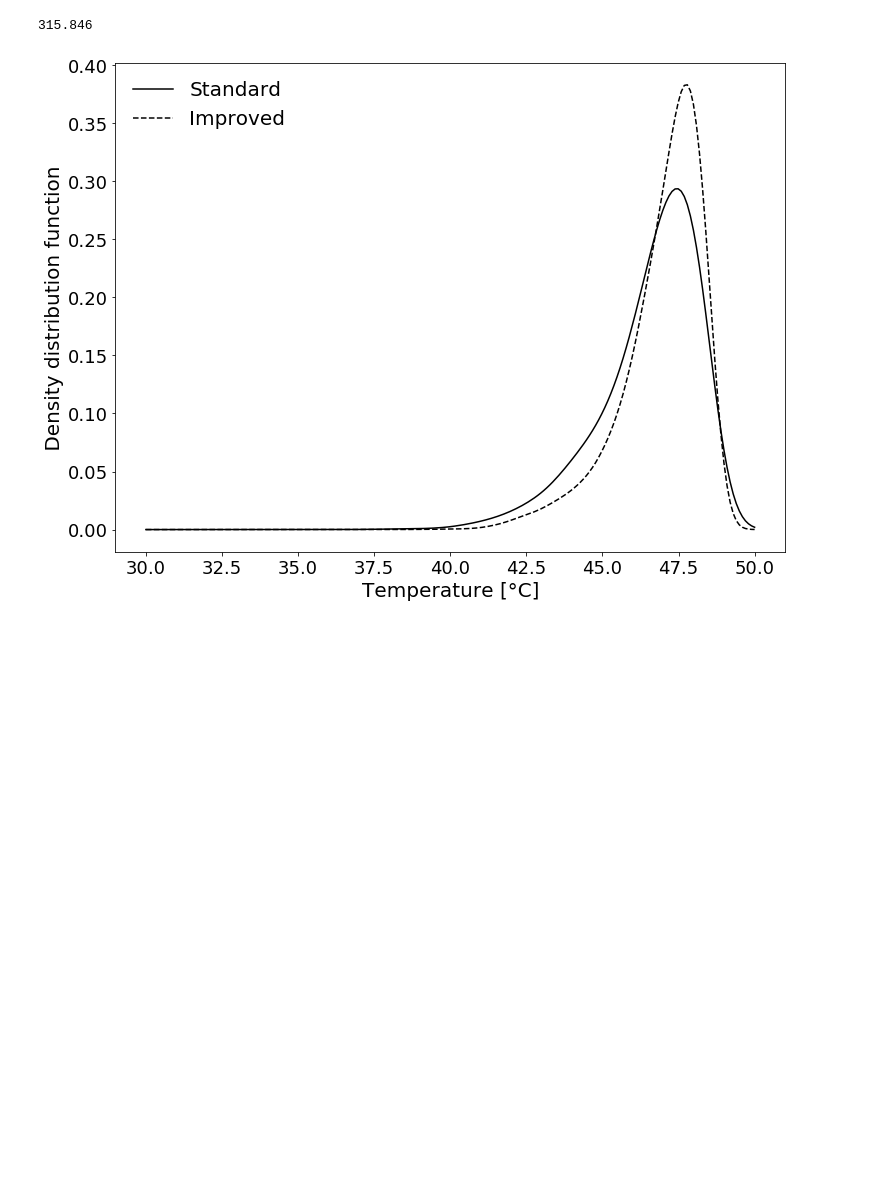
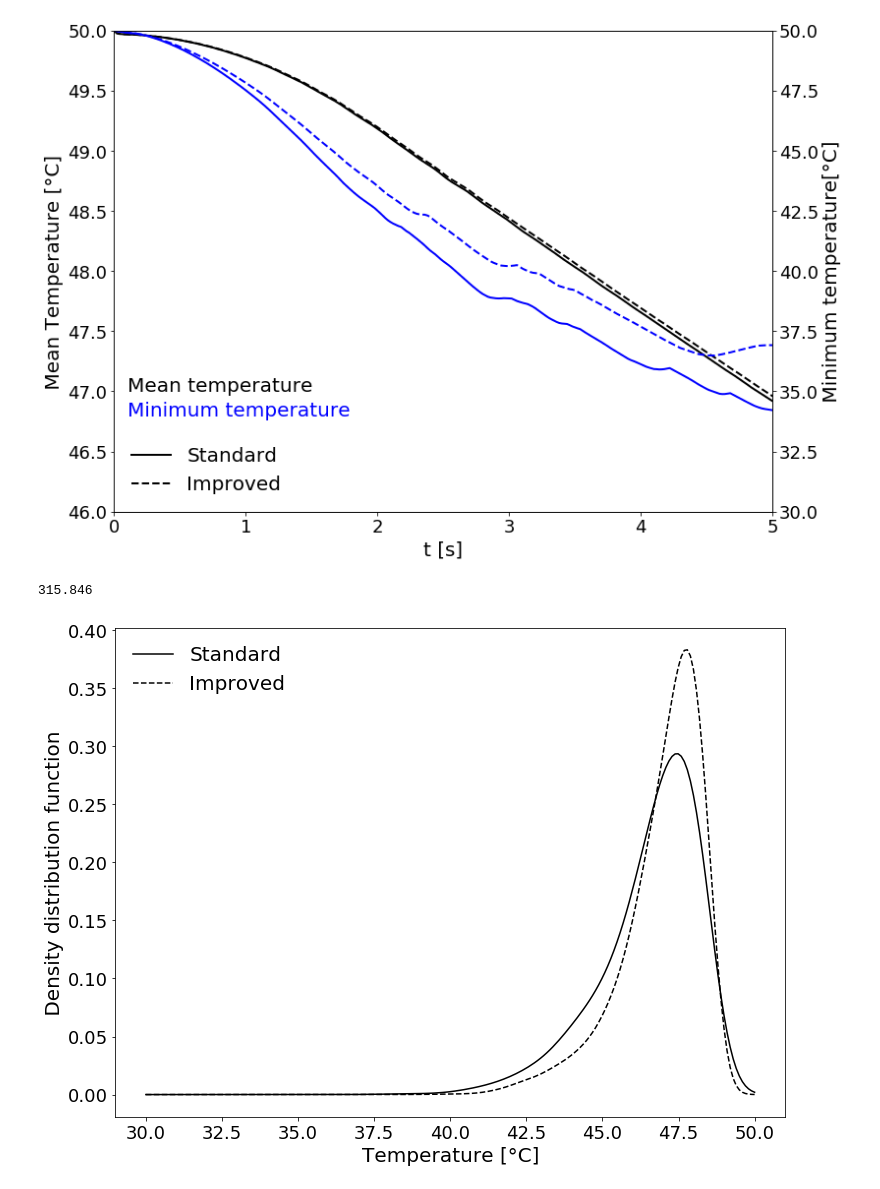
Before and after one commit to lucillalmeida/doutorado-validacoes, a Jupyter notebook: fluidized-bed/bed_temperature.ipynb, the cells around one changed output. Cells and saved outputs as stored; diff of their text form; code cells hidden in the pictures; blank space fills up the shorter version.

```diff
--- a/fluidized-bed/bed_temperature.ipynb
+++ b/fluidized-bed/bed_temperature.ipynb
@@ -223,3 +208,36 @@ plt.show()
+# %%
+fig, ax1 = plt.subplots()
+ax1.plot(time_case1,  temp_case1-273.15, linestyle = "-", color = "black", marker = 'None', linewidth = 2,label = "Standard")
+ax1.plot(time_case1i,  temp_case1i-273.15, linestyle = "--", color = "black", marker = 'None', linewidth = 2,label = "Improved")
+
+ax1.set_xlabel("t [s]", fontsize = 20)
+ax1.set_ylabel(" Mean Temperature [\u00B0C] ", fontsize = 20)
+plt.ylim(46, 50)
+plt.yticks(fontsize = 18)
+plt.xticks(fontsize = 18)
+plt.legend(fontsize = 20, frameon = False, loc = 3)
+
+ax2 = ax1.twinx()
+ax2.plot(time_case1,  temp_min_case1-273.15, linestyle = "-", color = "blue", marker = 'None', linewidth = 2)
+ax2.plot(time_case1i,  temp_min_case1i-273.15, linestyle = "--", color = "blue", marker = 'None', linewidth = 2)
+ax2.set_ylabel(" Minimum temperature[\u00B0C] ", fontsize = 20)
+#ax2.tick_params('y')
+plt.ylim(30, 50)
+plt.xticks(fontsize = 18)
+plt.yticks(fontsize = 18)
+
+
+plt.xlim(0, 5)
+
+#fig.tight_layout()
+plt.savefig("bed_temperature.png")
+plt.annotate('Mean temperature', color = "black",xy=(0.1, 35), fontsize=20)
+plt.annotate('Minimum temperature', color = "blue", xy=(0.1, 34), fontsize=20)
+#plt.annotate('\u2013. Stand. deviation ', color = "black", xy=(0.1, 0.8), fontsize=20)
+
+plt.show()
+# %% [output]
+[figure, added]
 # %%
 print(particle_temp_case1[0])
 # library & dataset
```
Also changed, not shown: parts of 5 cells of this notebook, 4 other files.
